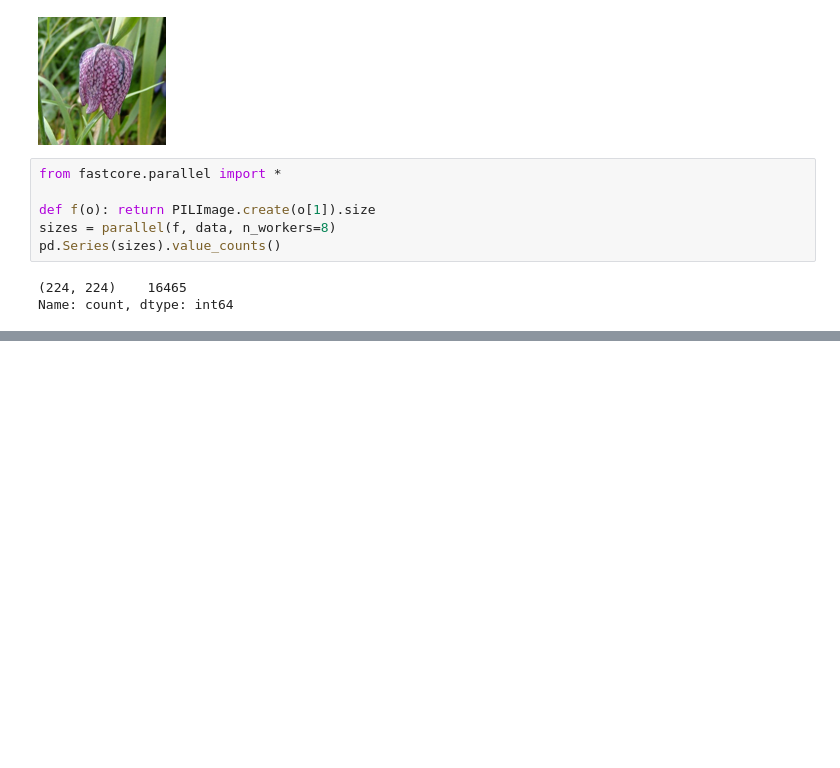
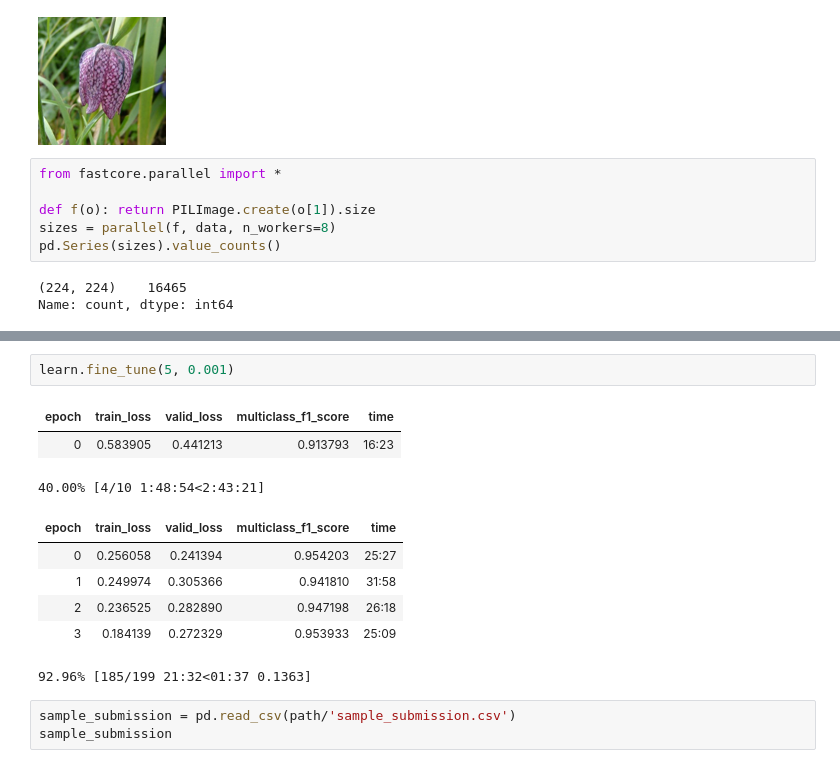
Before and after one commit to AlexChalk/ml_env, a Jupyter notebook: petals_to_the_metal.ipynb, the cells around one changed output, grey strips where cells are left out. Cells and saved outputs as stored; diff of their text form; blank space fills up the shorter version.

```diff
--- a/petals_to_the_metal.ipynb
+++ b/petals_to_the_metal.ipynb
@@ -87,0 +102,15 @@ dls.show_batch(max_n=6)
+# %%
+learn.fine_tune(5, 0.001)
+# %% [output]
+| epoch | train_loss | valid_loss | multiclass_f1_score | time |
+| 0 | 0.583905 | 0.441213 | 0.913793 | 16:23 |
+40.00% [4/10 1:48:54<2:43:21]
+| epoch | train_loss | valid_loss | multiclass_f1_score | time |
+| 0 | 0.256058 | 0.241394 | 0.954203 | 25:27 |
+| 1 | 0.249974 | 0.305366 | 0.941810 | 31:58 |
+| 2 | 0.236525 | 0.282890 | 0.947198 | 26:18 |
+| 3 | 0.184139 | 0.272329 | 0.953933 | 25:09 |
+92.96% [185/199 21:32<01:37 0.1363]
+# %%
+sample_submission = pd.read_csv(path/'sample_submission.csv')
+sample_submission
```
Also changed, not shown: parts of 4 cells of this notebook.
